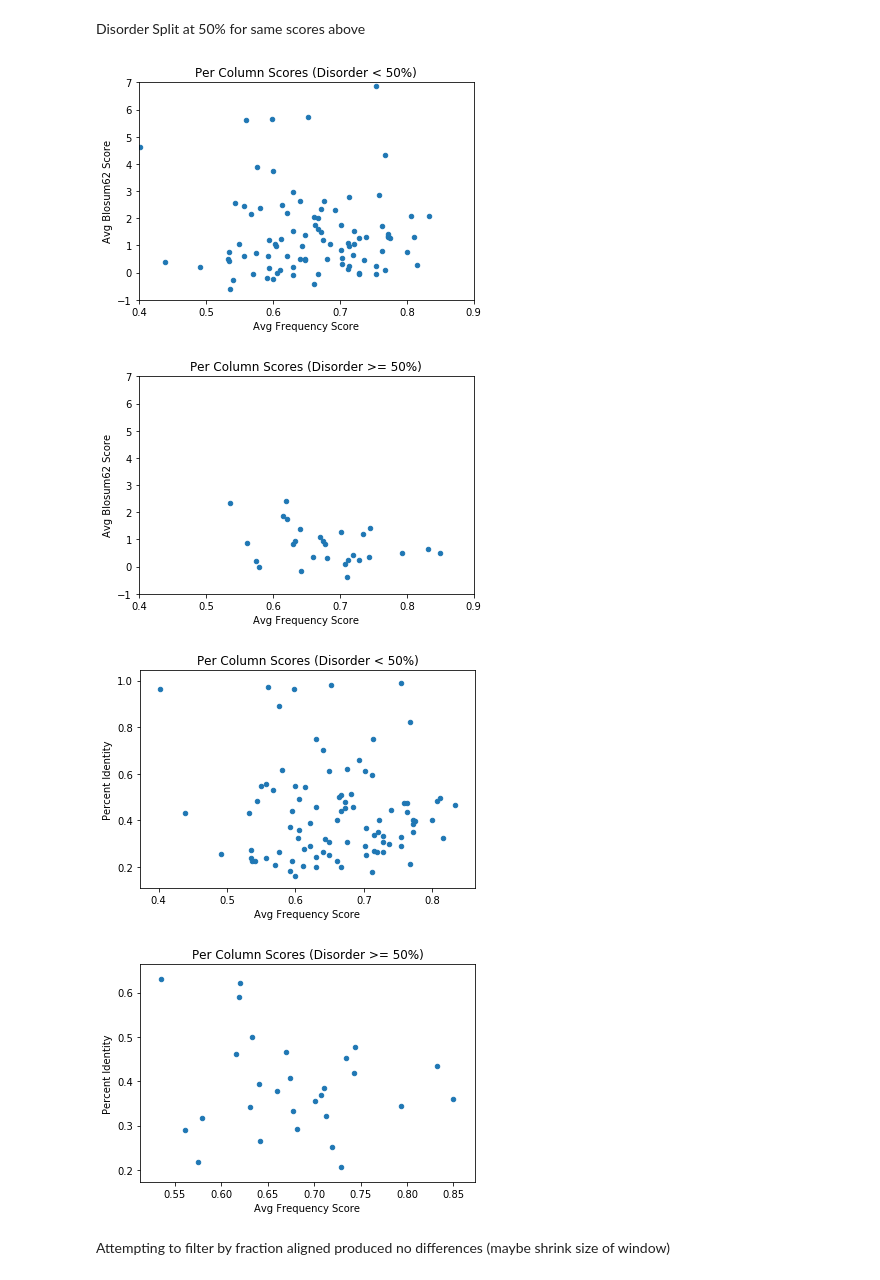
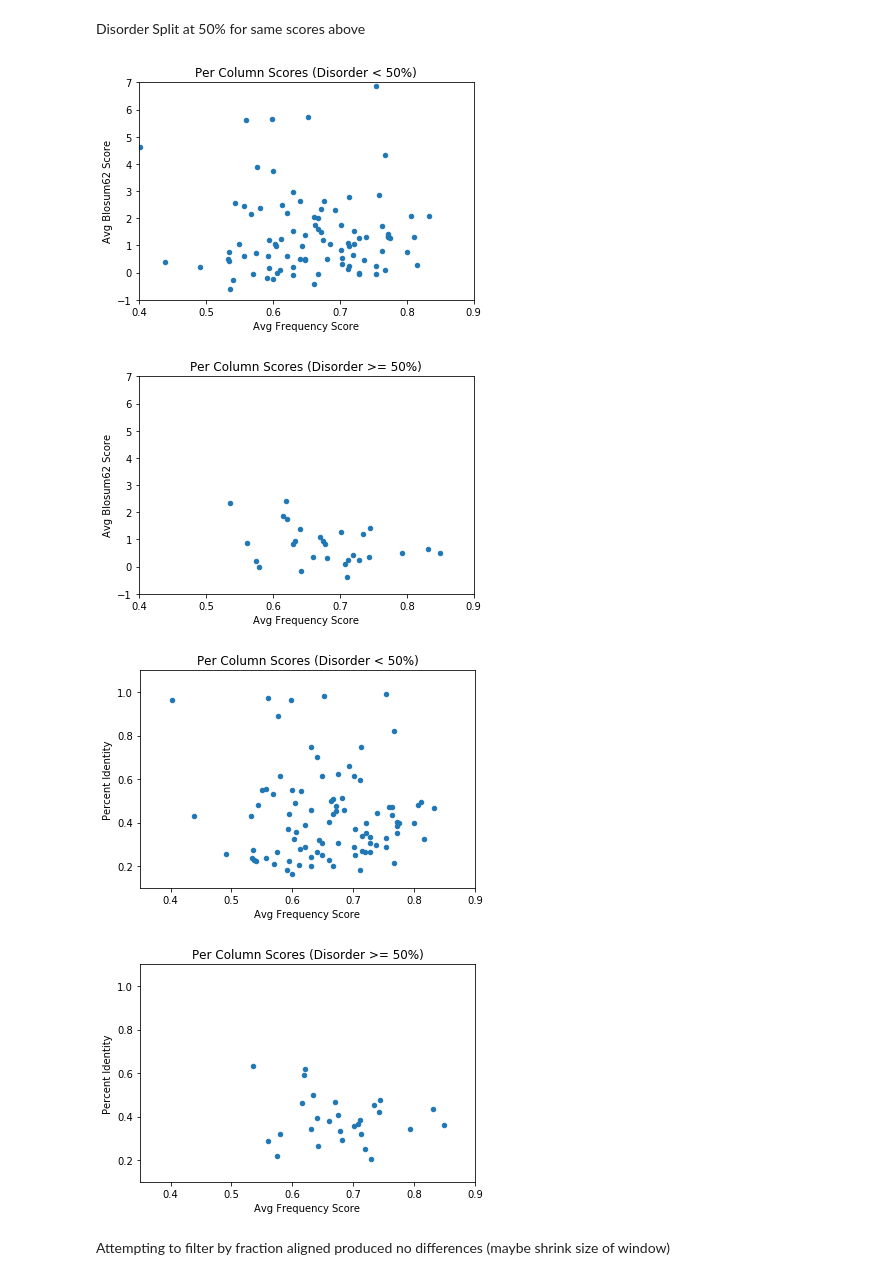
Before and after one commit to Fritos121/Codon-Usage-IDRs, a Jupyter notebook: plot_columns_P0A850.ipynb, the cells around one changed output. Cells and saved outputs as stored; diff of their text form; code cells hidden in the pictures.

Commit message:
edited 2 graph y limits

```diff
--- a/plot_columns_P0A850.ipynb
+++ b/plot_columns_P0A850.ipynb
@@ -60,20 +65,24 @@ Disorder Split at 50% for same scores above
 # %%
 df_clean_dis1 = df_clean[df_clean['Fraction Disordered'] < 0.5]
 df_clean_dis2 = df_clean[df_clean['Fraction Disordered'] >= 0.5]
 
 df_clean_dis1.plot.scatter('Avg Frequency Score', 'Avg Blosum62 Score', title='Per Column Scores (Disorder < 50%)')
 plt.xlim([0.4, 0.9])
 plt.ylim([-1, 7])
 df_clean_dis2.plot.scatter('Avg Frequency Score', 'Avg Blosum62 Score', title='Per Column Scores (Disorder >= 50%)')
 plt.xlim([0.4, 0.9])
 plt.ylim([-1, 7])
 df_clean_dis1.plot.scatter('Avg Frequency Score', 'Percent Identity', title='Per Column Scores (Disorder < 50%)')
-df_clean_dis2.plot.scatter('Avg Frequency Score', 'Percent Identity', title='Per Column Scores (Disorder >= 50%)');
+plt.xlim([0.35, 0.9])
+plt.ylim([0.1, 1.1])
+df_clean_dis2.plot.scatter('Avg Frequency Score', 'Percent Identity', title='Per Column Scores (Disorder >= 50%)')
+plt.xlim([0.35, 0.9])
+plt.ylim([0.1, 1.1]);
 # %% [output]
 [figure]
 [figure]
-[figure, old version]
+[figure, new version]
-[figure, old version]
+[figure, new version]
 # %% [markdown]
 Attempting to filter by fraction aligned produced no differences (maybe shrink size of window)
 # %%
```
Also changed, not shown: parts of 1 cell of this notebook.
